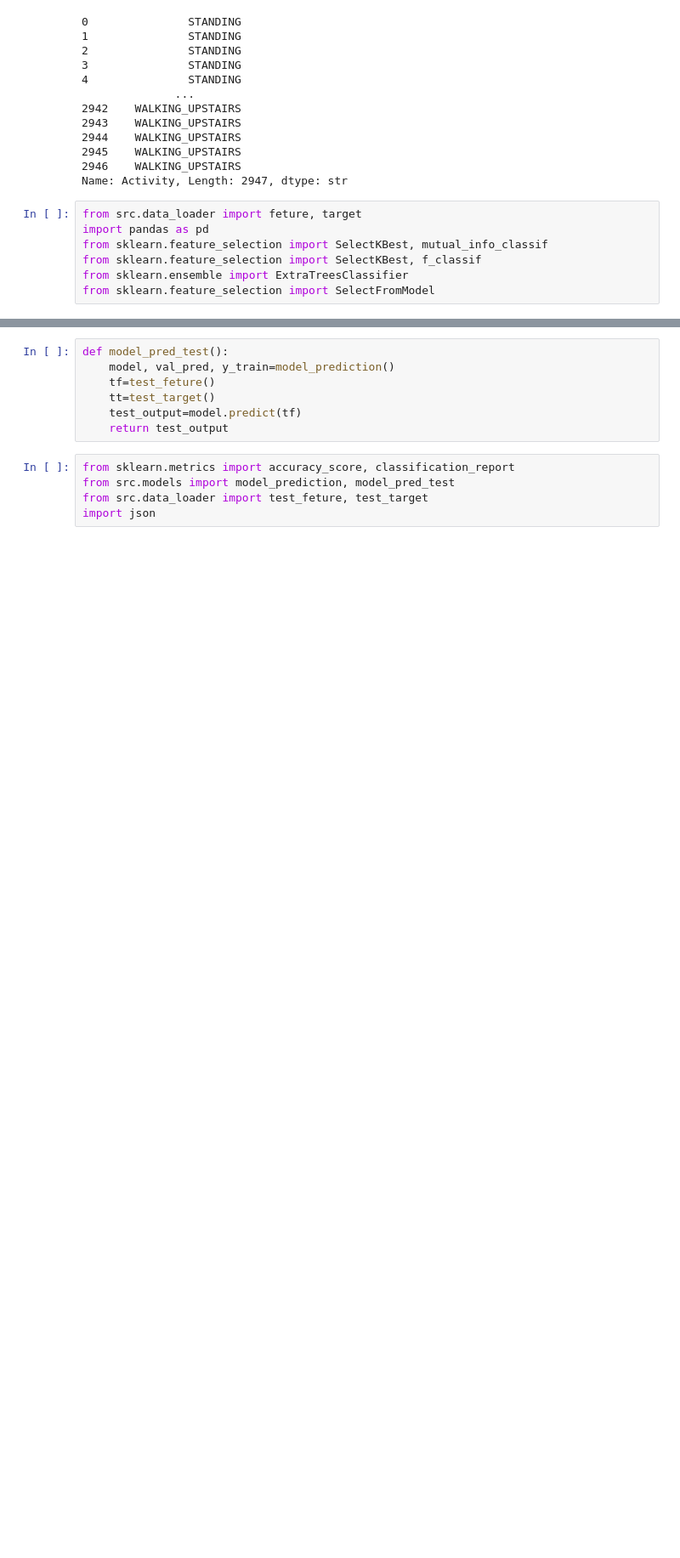
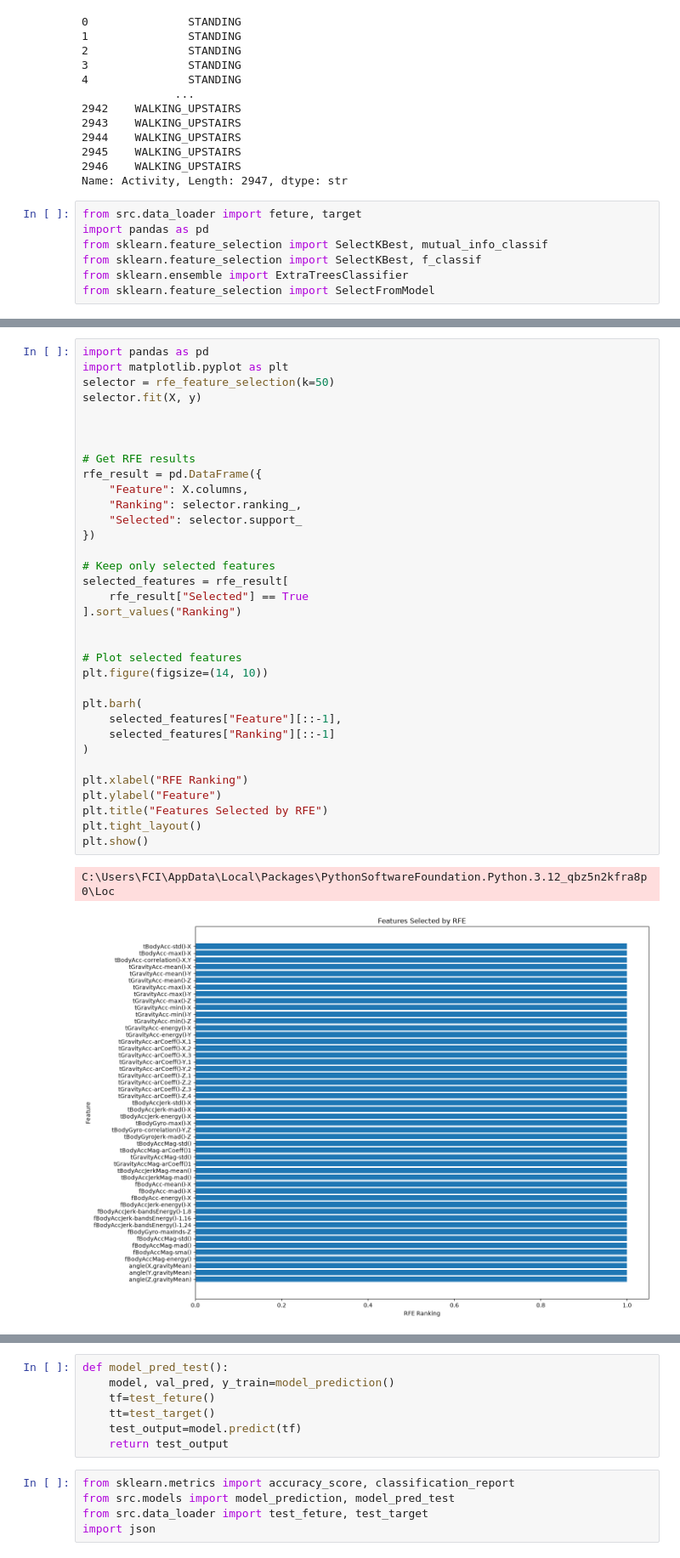
Before and after one commit to Ajay-Rajput-Indnord/Capstone1_Human_Activity_Recognition, a Jupyter notebook: presentation.ipynb, the cells around one changed output, grey strips where cells are left out. Shown at 85% size. Drawn from its saved outputs; the diff is of its cells as text; blank space fills up the shorter version.

```diff
--- a/presentation.ipynb
+++ b/presentation.ipynb
@@ -171,3 +404,40 @@ def ExtraTreesClassifier_fc():
+# %%
+import pandas as pd
+import matplotlib.pyplot as plt
+selector = rfe_feature_selection(k=50)
+selector.fit(X, y)
+
+
+
+# Get RFE results
+rfe_result = pd.DataFrame({
+    "Feature": X.columns,
+    "Ranking": selector.ranking_,
+    "Selected": selector.support_
+})
+
+# Keep only selected features
+selected_features = rfe_result[
+    rfe_result["Selected"] == True
+].sort_values("Ranking")
+
+
+# Plot selected features
+plt.figure(figsize=(14, 10))
+
+plt.barh(
+    selected_features["Feature"][::-1],
+    selected_features["Ranking"][::-1]
+)
+
+plt.xlabel("RFE Ranking")
+plt.ylabel("Feature")
+plt.title("Features Selected by RFE")
+plt.tight_layout()
+plt.show()
+# %% [output]
+C:\Users\FCI\AppData\Local\Packages\PythonSoftwareFoundation.Python.3.12_qbz5n2kfra8p0\Loc
+[figure, added]
 # %%
 from sklearn.pipeline import Pipeline
 from sklearn.feature_selection import SelectKBest, f_classif, mutual_info_classif
```
Also changed, not shown: parts of 17 cells of this notebook, 16 other files.
